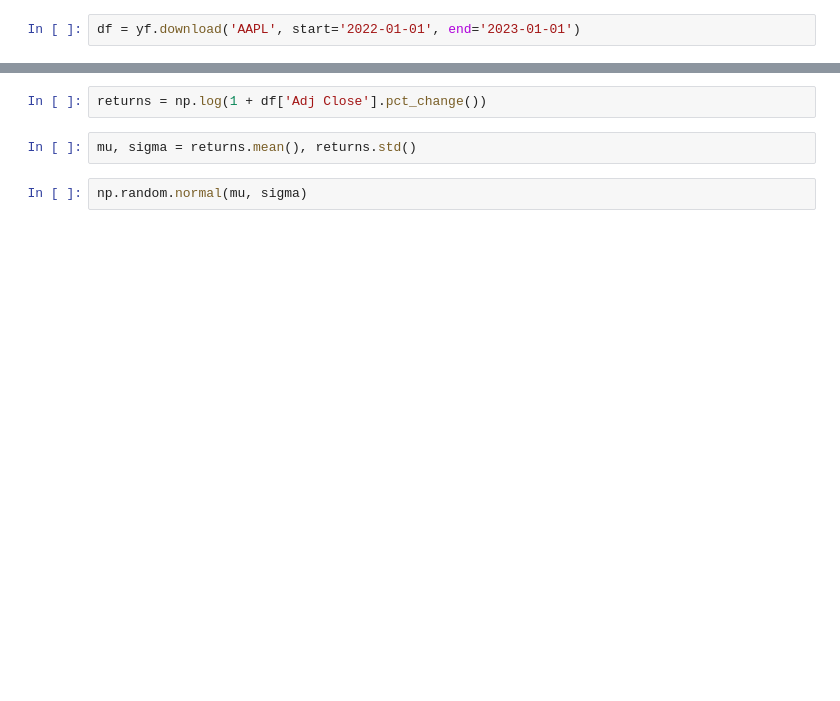
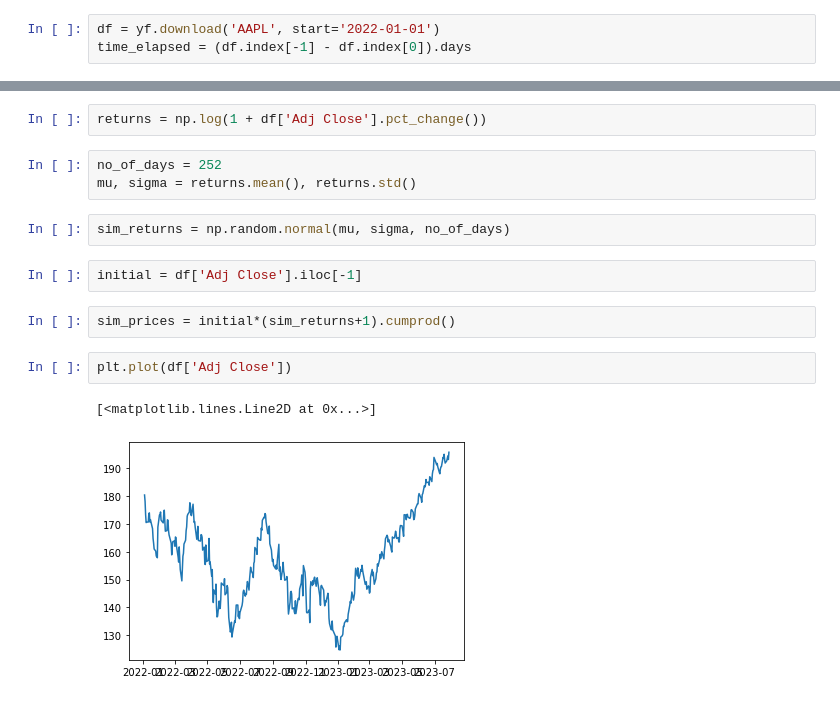
Before and after one commit to sarthakg9/monte-carlo-stock, a Jupyter notebook: Stock prediction.ipynb, the cells around one changed output, grey strips where cells are left out. Saved outputs shown, nothing was run; the diff lists cells and outputs as text; blank space fills up the shorter version.

```diff
--- a/Stock prediction.ipynb
+++ b/Stock prediction.ipynb
@@ -3,6 +3,7 @@ import yfinance as yf
 import numpy as np
 import matplotlib.pyplot as plt
 # %%
-df = yf.download('AAPL', start='2022-01-01', end='2023-01-01')
+df = yf.download('AAPL', start='2022-01-01')
+time_elapsed = (df.index[-1] - df.index[0]).days
 # %% [output]
 [*********************100%***********************]  1 of 1 completed
@@ -9,6 +14,16 @@ df = yf.download('AAPL', start='2022-01-01', end='2023-01-01')
 # %%
 returns = np.log(1 + df['Adj Close'].pct_change())
 # %%
+no_of_days = 252
 mu, sigma = returns.mean(), returns.std()
 # %%
-np.random.normal(mu, sigma)
+sim_returns = np.random.normal(mu, sigma, no_of_days)
+# %%
+initial = df['Adj Close'].iloc[-1]
+# %%
+sim_prices = initial*(sim_returns+1).cumprod()
+# %%
+plt.plot(df['Adj Close'])
+# %% [output]
+[<matplotlib.lines.Line2D at 0x...>]
+[figure, added]
```
Also changed, not shown: parts of 4 cells of this notebook, 1 other file.
